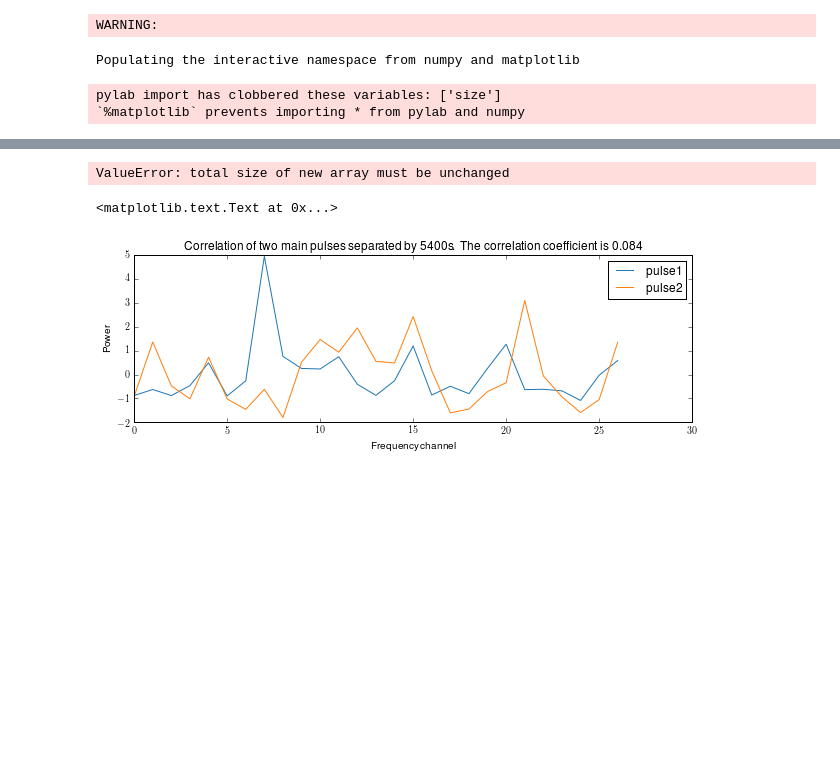
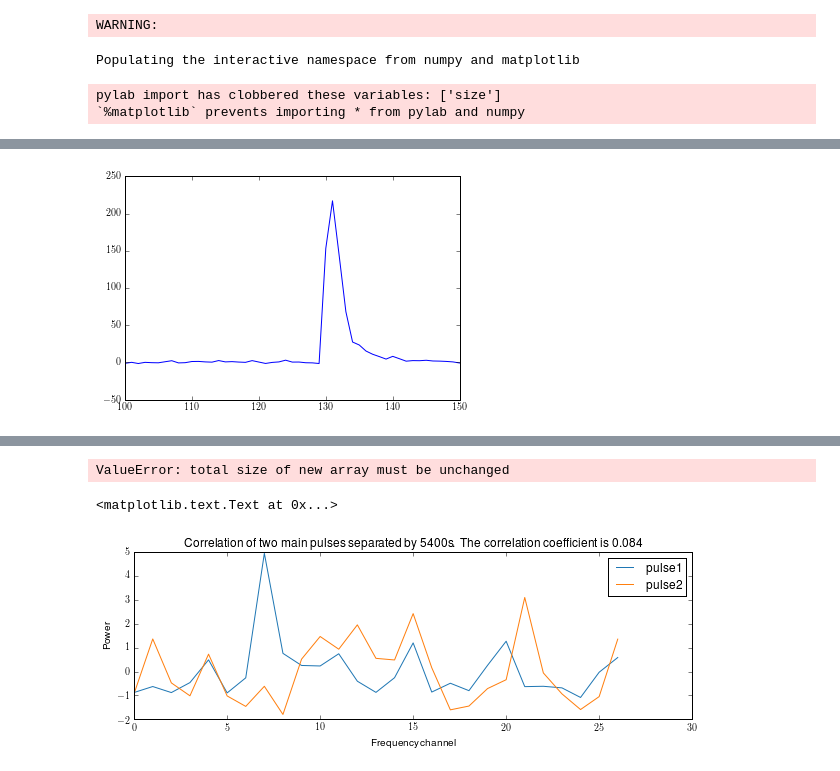
Before and after one commit to xiaozhengxu/scint_analysis, a Jupyter notebook: EVN_crab/Get Corde's plot.ipynb, the cells around one changed output, grey strips where cells are left out. Saved outputs shown, nothing was run; the diff lists cells and outputs as text; code cells hidden in the pictures; blank space fills up the shorter version.

Commit message:
Updated method of adding pulses from different telescopes

```diff
--- a/EVN_crab/Get Corde's plot.ipynb
+++ b/EVN_crab/Get Corde's plot.ipynb
@@ -36,37 +43,36 @@ def get_SN(outputsumfreq):
     sigs_noise = (outputsumfreq-noise_mean)/noise_std
     return sigs_noise
 
-def process_freq_spec(gp1,nchan,index=None,draw=0):
-    '''function takes a continuous frequency spectrum and cuts it into 8 bands, divide by the giant pulse mean, and normalize it by itself gp1=freq_spec[i]. function also plots the frequency spectrum'''
-    gp1_8=np.array([gp1[int(50./512*nchan):int(460./512*nchan)]])
-    for j in range(7):gp1_8=np.append(gp1_8,np.array([gp1[(j+1)*(nchan+1)+int(50./512*nchan):(j+1)*(nchan+1)+int(460./512*nchan)]]),0)
-#     gp1_8/=gpab #Dividing by giant pulse average
-#     for i in range(8):gp1_8[i]=gp1_8[i]/gp1_8[i].mean()-1.
+def process_freq_spec(gp1,nchan,draw=0):
+    '''function takes a continuous frequency spectrum and cuts it into 8 bands,
+    then stitch the 8 bands together to compute a correlation coefficient.
+    function also plots the frequency spectrum if draw = 1'''
+    gp1_stitched=gp1[int(50./512*nchan):int(460./512*nchan)]
+    for j in range(7):gp1_stitched=np.concatenate((gp1_stitched,gp1[(j+1)*(nchan+1)+int(50./512*nchan):(j+1)*(nchan+1)+int(460./512*nchan)]),0)
     if draw:
-        f,axarr=plt.subplots(8,1,figsize=(10,15))
+        figure()
+        plot(gp1_stitched)
 
-        for i in range(8):axarr[i].plot(gp1_8[i])
-        axarr[0].set_title('Frequency spectrum of giant pulse at {}'.format(time_values[index]))
     if nchan == 512:
         new1 = np.zeros((8,25))
         for i in range(8):
             for j in range(25):
                 new1[i,j] = average(gp1_8[i,j*N:(j+1)*N])
         return new1,gp1_8
-    return gp1_8
+    return gp1_stitched
 
 def load_gp(time_string,telescope,nchan,draw = 0):
     '''Takes in a time string, a string indicating whcih telescope to use, and an interger of nchan'''
-    output = np.load('./GPs/p{}.npy'.format(time_string))
-#     gp1 = np.load('./GPs/{}.npy'.format(telescope,time_string))
+#     output = np.load('./GPs/p{}.npy'.format(time_string))
+    gp1 = np.load('/mnt/raid-cita/ramain/GPs/GP{}/p{}.npy'.format(telescope,time_string))
 
-#     gp1t = np.fft.irfft(gp1,axis=1)
-#     gp1s = gp1t.reshape(-1,2*nchan,16)
-#     gp1s = np.fft.rfft(gp1s,axis=1)
-#     dchan = gp1s
-#     dR = np.concatenate((dchan[:,::-1,8], dchan[...,0], dchan[:,::-1,10], dchan[...,2], dchan[:,::-1,12], dchan[...,4], dchan[:,::-1,14], dchan[...,6]), axis=1)
-#     dL = np.concatenate((dchan[:,::-1,9], dchan[...,1], dchan[:,::-1,11], dchan[...,3], dchan[:,::-1,13], dchan[...,5], dchan[:,::-1,15], dchan[...,7]), axis=1)
-#     output = (abs(dR)**2 + abs(dL)**2).T
+    gp1t = np.fft.irfft(gp1,axis=1)
+    gp1s = gp1t.reshape(-1,2*nchan,16)
+    gp1s = np.fft.rfft(gp1s,axis=1)
+    dchan = gp1s
+    dR = np.concatenate((dchan[:,::-1,8], dchan[...,0], dchan[:,::-1,10], dchan[...,2], dchan[:,::-1,12], dchan[...,4], dchan[:,::-1,14], dchan[...,6]), axis=1)
+    dL = np.concatenate((dchan[:,::-1,9], dchan[...,1], dchan[:,::-1,11], dchan[...,3], dchan[:,::-1,13], dchan[...,5], dchan[:,::-1,15], dchan[...,7]), axis=1)
+    output = (abs(dR)**2 + abs(dL)**2).T
 
     outputsumfreq = output.sum(0) #dedispersed
     #computes signal to noise after summing all the frequencies
@@ -95,60 +101,64 @@ def load_gp(time_string,telescope,nchan,draw = 0):
 
     if nchan ==32:
         sn_sorted = np.argsort(sigs_noise)
-#         print sn_sorted
-        background_1= np.concatenate([np.array([output[:,sn_sorted[-k]]]) for k in range(51,53)],axis = 0).mean(0)
-        output_pulse = np.concatenate([np.array([output[:,sn_sorted[-k]]]) for k in range(1,3)],axis = 0).mean(0)
+        background_1= np.concatenate([np.array([output[:,sn_sorted[-k]]]) for k in range(51,58)],axis = 0).mean(0)
+        output_pulse = np.concatenate([np.array([output[:,sn_sorted[-k]]]) for k in range(1,8)],axis = 0).mean(0)
 #         background_1 = output[:,sn_sorted[-51]]
 #         output_pulse = output[:,sn_sorted[-1]]
         background_std = []
         for j in range(8):
             background_std.append(background_1[j*(nchan+1)+40./512*nchan:j*(nchan+1)+465./512*nchan].std())
+        background_std = np.std(background_1)
         background_freq = background_1
 
 
     if nchan ==16:
         sn_sorted = np.argsort(sigs_noise)
 #         print sn_sorted
-#         background_1= np.concatenate([np.array([output[:,sn_sorted[-k]]]) for k in range(51,2)],axis = 0).sum(0)
-#         output_pulse = np.concatenate([np.array([output[:,sn_sorted[-k]]]) for k in range(1,2)],axis = 0).sum(0)
-        background_1 = output[:,sn_sorted[-101]]
-        output_pulse = output[:,sn_sorted[-1]]
-        background_std = []
-        for j in range(8):
-            background_std.append(background_1[j*(nchan+1)+40./512*nchan:j*(nchan+1)+465./512*nchan].std())
+        background_1= np.concatenate([np.array([output[:,sn_sorted[-k]]]) for k in range(51,56)],axis = 0).sum(0)
+        output_pulse = np.concatenate([np.array([output[:,sn_sorted[-k]]]) for k in range(1,6)],axis = 0).sum(0)
+#         background_1 = output[:,sn_sorted[-101]]
+#         output_pulse = output[:,sn_sorted[-1]]
+        background_std = np.std(background_1)
         background_freq = background_1
 
     freq_spec = output_pulse-background_freq
 #     freq_spec = output_pulse
 
 
     if draw:
         figure(figsize = (10,3))
         plot(outputsumfreq)
         figure()
         plot(output_pulse)
         plot(background_freq)
         figure()
         plot(freq_spec)
     return freq_spec,background_std,sigs_noise, S_N
 
 
-# nchan = 16
-# tele1 = 'jb'
-# tele2 = 'ef'
-# time_string1 = '2015-10-19T00:17:47.415' # S/N = 89!, main pulse
-# time_string2 = '2015-10-19T02:35:26.143' # S/N = 43, main pulse
-# time_string3 = '2015-10-19T02:06:52.280' #S/N = 7.9, inter pulse
-# time_string4 = '2015-10-19T02:06:58.031' #S/N = 9.6, main pulse
-# time_string5 = '2015-10-19T00:55:15.557' #S/N = 8.33, main pulse
-# time_string6 = '2015-10-19T00:55:49.673' #S/N = 8.55, main pulse
-# time_string7 = '2015-10-19T01:29:52.509' #S/N = 8.44, main pulse
-# time_string8 = '2015-10-19T01:55:06.340' #S/N = 8.66, main pulse
-# time_string9 = '2015-10-19T02:13:46.551' #S/N = 9.56, main pulse
-# time_string10 = '2015-10-19T02:36:11.418'#S/N = 8.41, main pulse
+nchan = 32
+tele1 = 'jb'
+tele2 = 'ef'
+time_string1 = '2015-10-19T00:17:47.415' # S/N = 89!, main pulse
+time_string2 = '2015-10-19T02:35:26.143' # S/N = 43, main pulse
+time_string3 = '2015-10-19T02:06:52.280' #S/N = 7.9, inter pulse
+time_string4 = '2015-10-19T02:06:58.031' #S/N = 9.6, main pulse
+time_string5 = '2015-10-19T00:55:15.557' #S/N = 8.33, main pulse
+time_string6 = '2015-10-19T00:55:49.673' #S/N = 8.55, main pulse
+time_string7 = '2015-10-19T01:29:52.509' #S/N = 8.44, main pulse
+time_string8 = '2015-10-19T01:55:06.340' #S/N = 8.66, main pulse
+time_string9 = '2015-10-19T02:13:46.551' #S/N = 9.56, main pulse
+time_string10 = '2015-10-19T02:36:11.418'#S/N = 8.41, main pulse
 
-# S_N3= 7.9
-# S_N4 = 9.6
-# time_string = time_string10
-# fs1,bgstd1,os1,sn1 = load_gp(time_string,tele1,nchan)
-# fs2,bgstd2,os2,sn2 = load_gp(time_string,tele2,nchan)
+time_string = time_string10
+fs1,bgstd1,os1,sn1 = load_gp(time_string2,tele1,nchan)
+fs2,bgstd2,os2,sn2 = load_gp(time_string2,tele2,nchan)
+
+figure()
+plot(os1)
+xlim(100,150)
+fgp1 = process_freq_spec(fs1,nchan,draw = 1)
+fgp2 = process_freq_spec(fs2,nchan,draw = 1)
+# %% [output]
+[figure, added]
```
Also changed, not shown: parts of 6 cells of this notebook, 1 other file.
